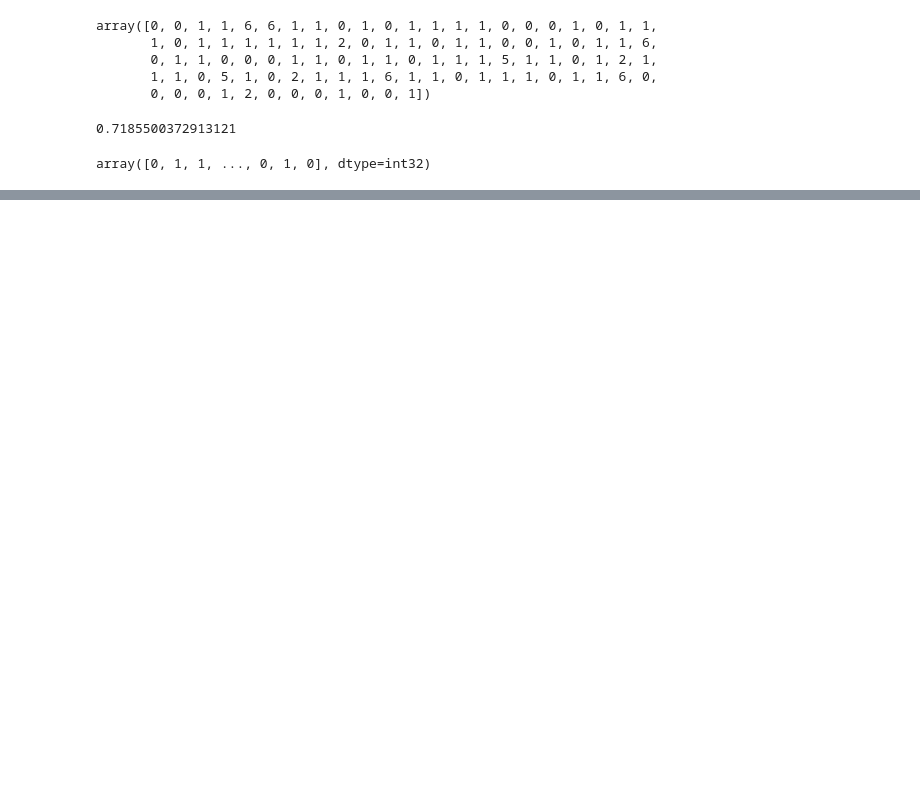
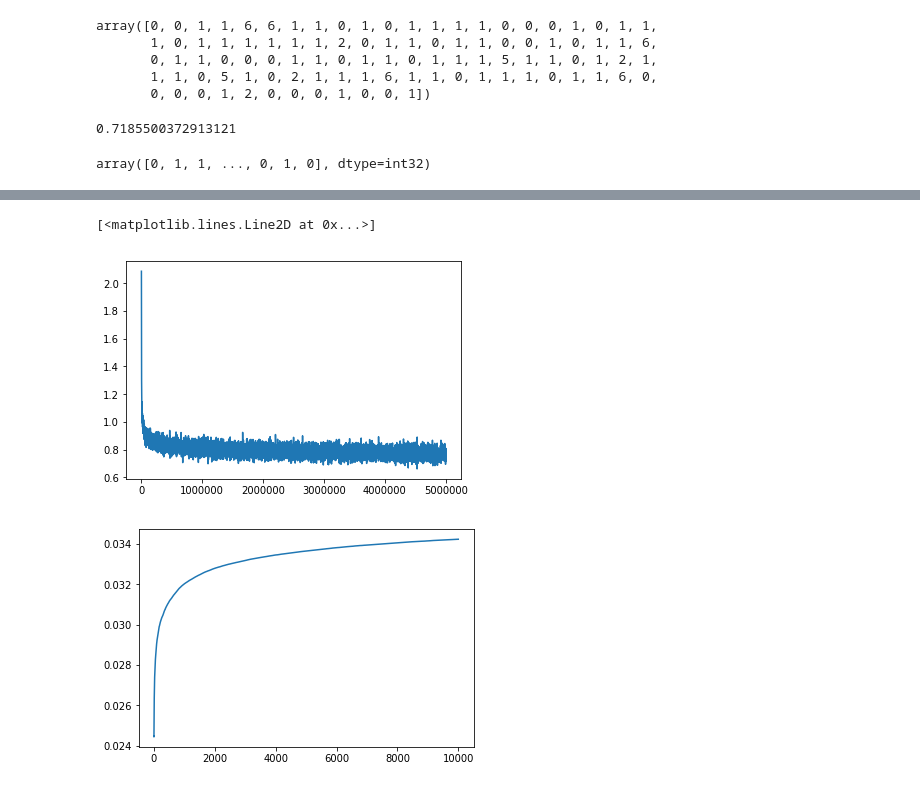
Before and after one commit to cyber-meow/FISTA, a Jupyter notebook: LASSO.ipynb, the cells around one changed output, grey strips where cells are left out. Saved outputs shown, nothing was run; the diff lists cells and outputs as text; code cells hidden in the pictures; blank space fills up the shorter version.

Commit message:
lasso classification

```diff
--- a/LASSO.ipynb
+++ b/LASSO.ipynb
@@ -243,0 +250,12 @@ plt.plot(clf_lasso_fista.ce_losses)
+# %%
+model = Linear(54, 7).cuda()
+
+clf_stoch = ClassifierLasso(
+    model,
+    torch.tensor(X_train).float().cuda(),
+    torch.tensor(y_train).long().cuda() - 1,
+    test_data=torch.tensor(X_test).float().cuda(),
+    test_target=torch.tensor(y_test).long() - 1,
+    regularize_idxs=[0])
+# %%
+clf_stoch.train(10000, lambda k: 1/(k+1)**0.7, 1e-3, batch_size=500, test=True, print_interval=1000)
@@ -243,0 +280,8 @@ plt.plot(clf_lasso_fista.ce_losses)
+# %%
+plt.plot(clf_stoch.n_used_samples[1:], clf_stoch.ce_losses)
+plt.figure()
+plt.plot(clf_stoch.l1_losses)
+# %% [output]
+[<matplotlib.lines.Line2D at 0x...>]
+[figure, added]
+[figure, added]
```
Also changed, not shown: parts of 16 cells of this notebook, 1 other file.
